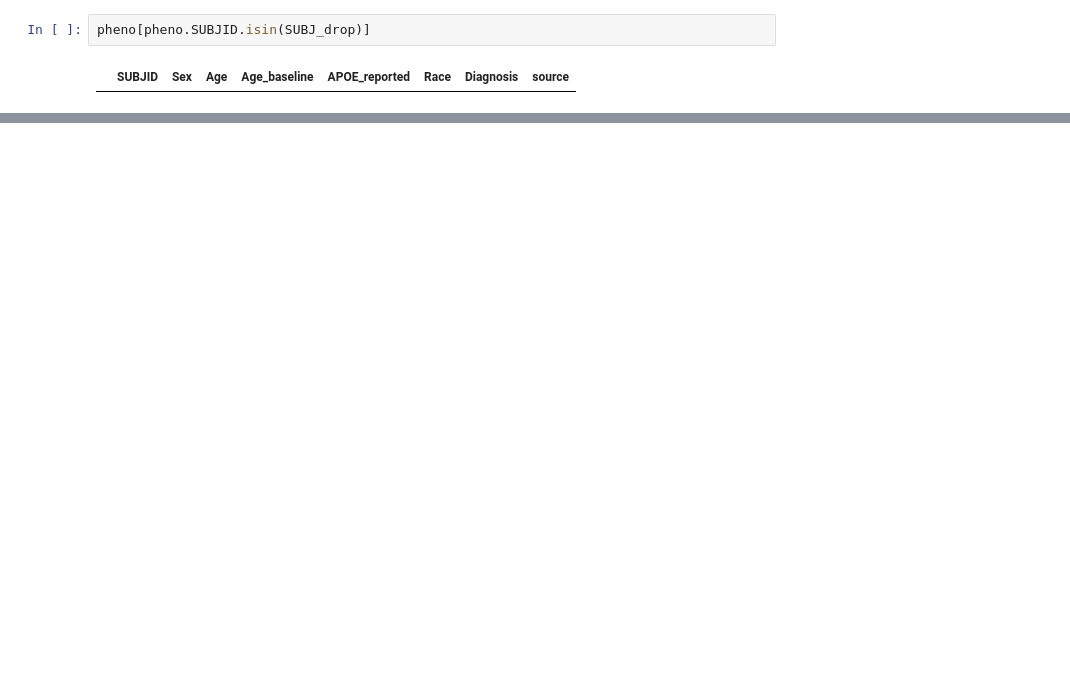
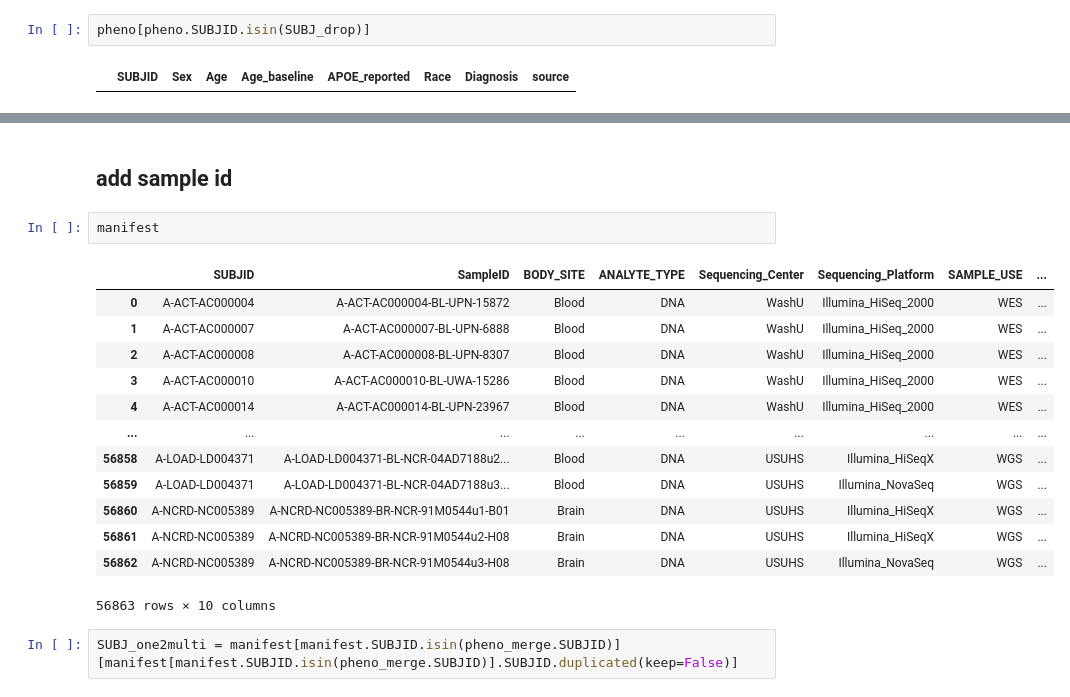
Before and after one commit to teresa-sansan/ADSP_polyfun, a Jupyter notebook: data_processing/phenotype/merge_pheno_37k.ipynb, the cells around one changed output, grey strips where cells are left out. Cells and saved outputs as stored; diff of their text form; blank space fills up the shorter version.

```diff
--- a/data_processing/phenotype/merge_pheno_37k.ipynb
+++ b/data_processing/phenotype/merge_pheno_37k.ipynb
@@ -393,0 +387,20 @@ pheno[pheno.SUBJID.isin(SUBJ_drop)]
+# %% [markdown]
+## add sample id
+# %%
+manifest
+# %% [output]
+|  | SUBJID | SampleID | BODY_SITE | ANALYTE_TYPE | Sequencing_Center | Sequencing_Platform | SAMPLE_USE | ... |
+| 0 | A-ACT-AC000004 | A-ACT-AC000004-BL-UPN-15872 | Blood | DNA | WashU | Illumina_HiSeq_2000 | WES | ... |
+| 1 | A-ACT-AC000007 | A-ACT-AC000007-BL-UPN-6888 | Blood | DNA | WashU | Illumina_HiSeq_2000 | WES | ... |
+| 2 | A-ACT-AC000008 | A-ACT-AC000008-BL-UPN-8307 | Blood | DNA | WashU | Illumina_HiSeq_2000 | WES | ... |
+| 3 | A-ACT-AC000010 | A-ACT-AC000010-BL-UWA-15286 | Blood | DNA | WashU | Illumina_HiSeq_2000 | WES | ... |
+| 4 | A-ACT-AC000014 | A-ACT-AC000014-BL-UPN-23967 | Blood | DNA | WashU | Illumina_HiSeq_2000 | WES | ... |
+| ... | ... | ... | ... | ... | ... | ... | ... | ... |
+| 56858 | A-LOAD-LD004371 | A-LOAD-LD004371-BL-NCR-04AD7188u2... | Blood | DNA | USUHS | Illumina_HiSeqX | WGS | ... |
+| 56859 | A-LOAD-LD004371 | A-LOAD-LD004371-BL-NCR-04AD7188u3... | Blood | DNA | USUHS | Illumina_NovaSeq | WGS | ... |
+| 56860 | A-NCRD-NC005389 | A-NCRD-NC005389-BR-NCR-91M0544u1-B01 | Brain | DNA | USUHS | Illumina_HiSeqX | WGS | ... |
+| 56861 | A-NCRD-NC005389 | A-NCRD-NC005389-BR-NCR-91M0544u2-H08 | Brain | DNA | USUHS | Illumina_HiSeqX | WGS | ... |
+| 56862 | A-NCRD-NC005389 | A-NCRD-NC005389-BR-NCR-91M0544u3-H08 | Brain | DNA | USUHS | Illumina_NovaSeq | WGS | ... |
+56863 rows × 10 columns
+# %%
+SUBJ_one2multi = manifest[manifest.SUBJID.isin(pheno_merge.SUBJID)][manifest[manifest.SUBJID.isin(pheno_merge.SUBJID)].SUBJID.duplicated(keep=False)]
```
Also changed, not shown: parts of 10 cells of this notebook, 1 other file.
